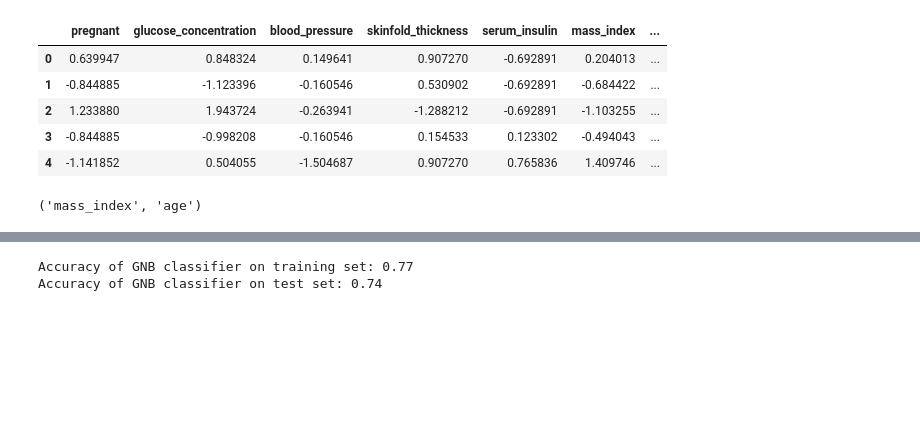
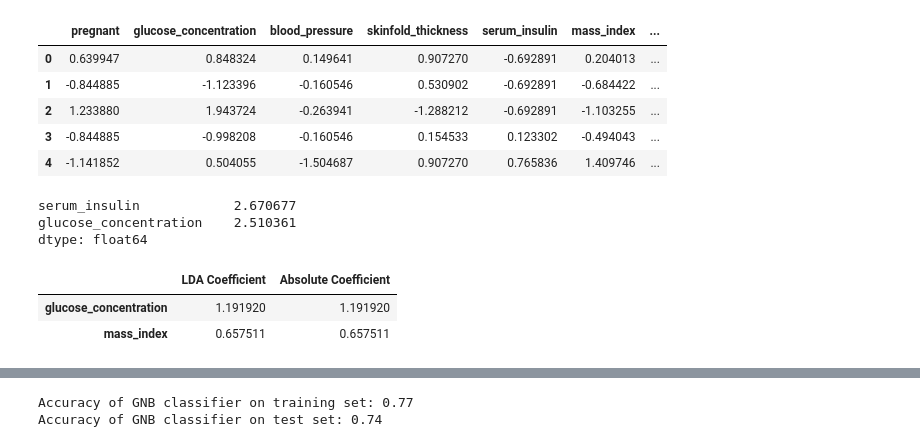
Before and after one commit to unworthyEnzyme/machine_learning, a Jupyter notebook: machine_learning/main.ipynb, the cells around one changed output, grey strips where cells are left out. Drawn from its saved outputs; the diff is of its cells as text; code cells hidden in the pictures; blank space fills up the shorter version.

```diff
--- a/machine_learning/main.ipynb
+++ b/machine_learning/main.ipynb
@@ -34,11 +34,21 @@ df.head()
 from sklearn.decomposition import PCA
 import numpy as np
 
+# split the dataset into features and target
 X, y = df.drop(columns=["class"]), df["class"]
 
-pca = PCA(n_components=2)
+# fit the PCA model
+pca = PCA()
 X_pca = pca.fit_transform(X)
 
-X.columns[np.argmax(np.abs(pca.components_[0]))], X.columns[np.argmax(np.abs(pca.components_[1]))]
+# Print the most important features
+# Principal components
+components = pd.DataFrame(pca.components_, columns=X.columns)
+# Sort the components by absolute values
+components = components.apply(lambda x: np.abs(x))
+components = components.sum(axis=0)
+components = components.sort_values(ascending=False)
 # %% [output]
-('mass_index', 'age')
+serum_insulin            2.670677
+glucose_concentration    2.510361
+dtype: float64
@@ -52,3 +55,22 @@ X.columns[np.argmax(np.abs(pca.components_[0]))], X.columns[np.argmax(np.abs(pca
+# %%
+# use LDA(Linear Discriminant Analysis) to reduce the dimensionality of the dataset
+from sklearn.discriminant_analysis import LinearDiscriminantAnalysis
+
+# Perform Linear Discriminant Analysis
+lda = LinearDiscriminantAnalysis()
+X_lda = lda.fit_transform(X, y)
+
+# Coefficients of the linear discriminants
+coefficients = pd.DataFrame(lda.coef_.T, columns=['LDA Coefficient'], index=X.columns)
+
+# Sort the coefficients by absolute values
+coefficients['Absolute Coefficient'] = np.abs(coefficients['LDA Coefficient'])
+coefficients = coefficients.sort_values(by='Absolute Coefficient', ascending=False)
+coefficients.head(2)
+# %% [output]
+|  | LDA Coefficient | Absolute Coefficient |
+| glucose_concentration | 1.191920 | 1.191920 |
+| mass_index | 0.657511 | 0.657511 |
 # %%
 # use tree classifier to classify the dataset
 from sklearn.model_selection import train_test_split
```
Also changed, not shown: parts of 3 cells of this notebook.
